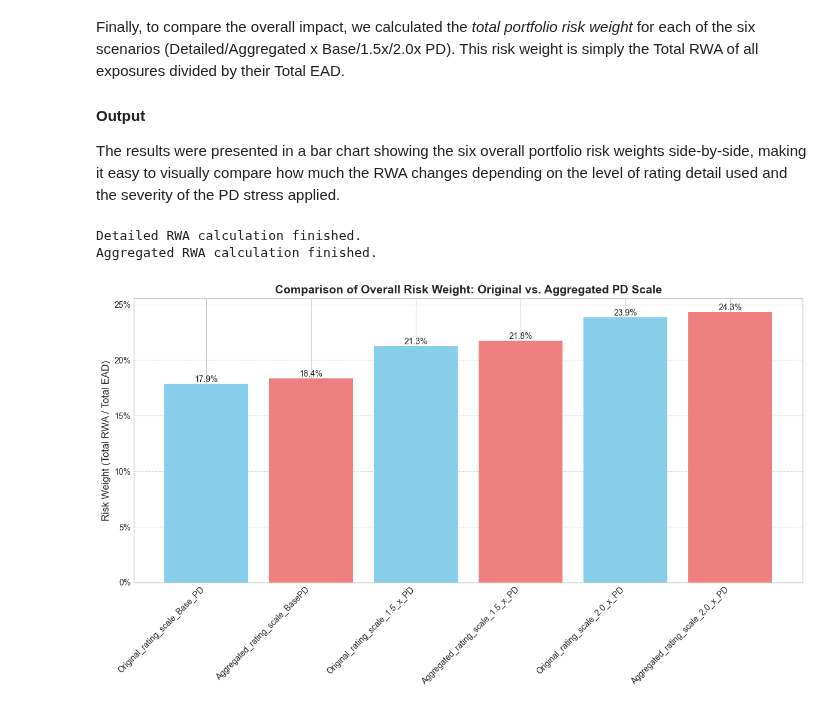
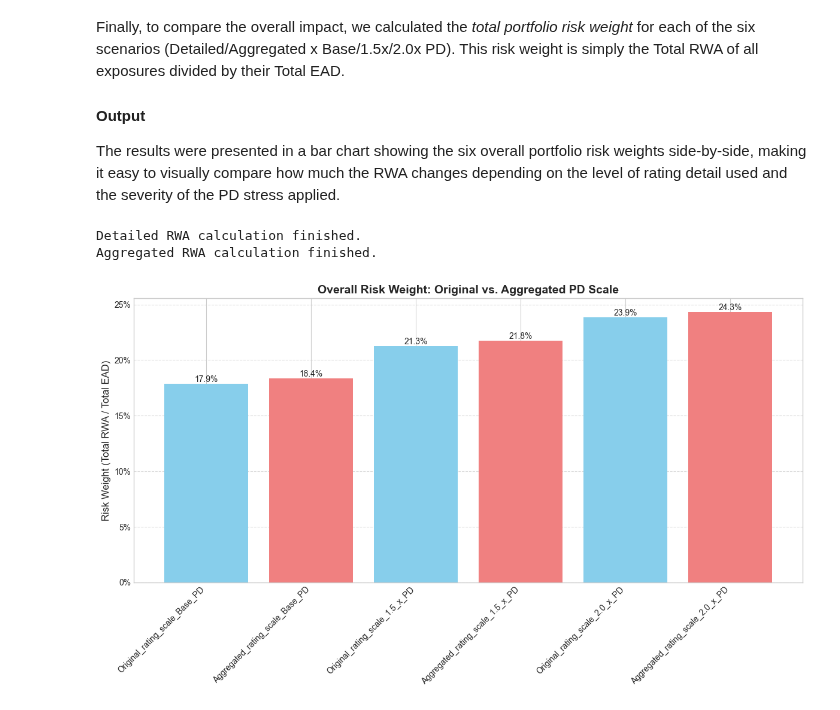
Before and after one commit to at621/snippets, a Jupyter notebook: ranking_capital_requirements.ipynb, the cells around one changed output. Drawn from its saved outputs; the diff is of its cells as text; code cells hidden in the pictures.

```diff
--- a/ranking_capital_requirements.ipynb
+++ b/ranking_capital_requirements.ipynb
@@ -185,7 +185,7 @@ print("Aggregated RWA calculation finished.")
 total_ead = expanded_df['EAD'].sum()
 results = {}
 results['Original_rating_scale_Base_PD'] = expanded_df['RWA_detailed_base'].sum() / total_ead
-results['Aggregated_rating_scale_BasePD'] = expanded_df['RWA_agg_base'].sum() / total_ead
+results['Aggregated_rating_scale_Base_PD'] = expanded_df['RWA_agg_base'].sum() / total_ead
 results['Original_rating_scale_1.5_x_PD'] = expanded_df['RWA_detailed_1.5x'].sum() / total_ead
 results['Aggregated_rating_scale_1.5_x_PD'] = expanded_df['RWA_agg_1.5x'].sum() / total_ead
 results['Original_rating_scale_2.0_x_PD'] = expanded_df['RWA_detailed_2.0x'].sum() / total_ead
@@ -195,31 +195,31 @@ plot_data = pd.DataFrame(list(results.items()), columns=['Scenario', 'Overall Ri
 # --- Create Comparison Plot with Percentage Formatting ---
 plt.style.use('seaborn-v0_8-whitegrid')
 fig, ax = plt.subplots(figsize=(12, 7))
 
 scenarios = plot_data['Scenario']
 risk_weights = plot_data['Overall Risk Weight']
 bar_locations = np.arange(len(scenarios))
 
 bars = ax.bar(bar_locations, risk_weights, color=['skyblue', 'lightcoral', 'skyblue', 'lightcoral', 'skyblue', 'lightcoral'])
 
 ax.set_ylabel('Risk Weight (Total RWA / Total EAD)', fontsize=12)
 ax.set_title('Overall Risk Weight: Original vs. Aggregated PD Scale', fontsize=14, fontweight='bold')
 ax.set_xticks(bar_locations)
 ax.set_xticklabels(scenarios, rotation=45, ha='right')
 ax.grid(axis='y', linestyle='--', alpha=0.7)
 
 # Add value labels on top of bars (formatted as percentage)
 for bar in bars:
     yval = bar.get_height()
     plt.text(bar.get_x() + bar.get_width()/2.0, yval, f'{yval*100:.1f}%', va='bottom', ha='center', fontsize=10)
 
 # Format y-axis as percentage
 ax.yaxis.set_major_formatter(mtick.PercentFormatter(xmax=1.0, decimals=0)) # xmax=1.0 because data is 0-1
 
 plt.ylim(bottom=0)
 plt.tight_layout()
 plt.show()
 # %% [output]
 Detailed RWA calculation finished.
 Aggregated RWA calculation finished.
-[figure, old version]
+[figure, new version]
```
